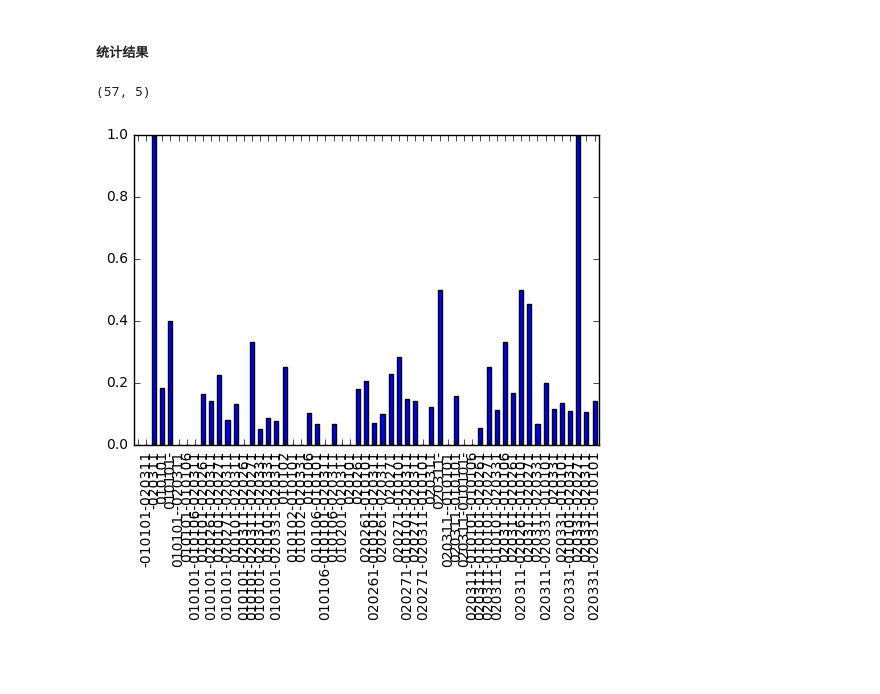
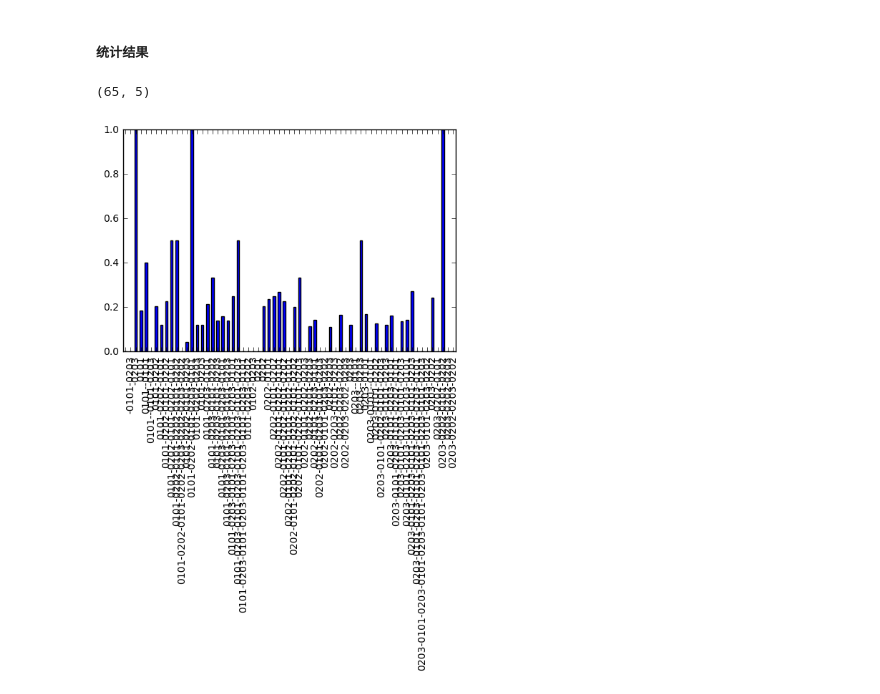
Before and after one commit to JDwangmo/customerPortrait, a Jupyter notebook: semi-finals/data_processing-09table.ipynb, the cells around one changed output. Drawn from its saved outputs; the diff is of its cells as text; code cells hidden in the pictures; blank space fills up the shorter version.

```diff
--- a/semi-finals/data_processing-09table.ipynb
+++ b/semi-finals/data_processing-09table.ipynb
@@ -1782,0 +1793,2 @@ print temp
+# %%
+train_data09_merge_label_df['PAY_MODE_4bit'] = train_data09_merge_label_df['PAY_MODE'].str.slice(0,4)
@@ -1784,8 +1798,11 @@ print temp
 %%time
 # 缴费方式的变化线索
 def get_pay_mode_change_clue(x):
-    pay_mode_change_clue = '-'.join(x.sort_values(by='RCVBL_YM')['PAY_MODE'].drop_duplicates().values)
-    return pay_mode_change_clue
+    result = []
+    for item in x.sort_values(by='RCVBL_YM')['PAY_MODE_4bit'].values:
+        if len(result)==0 or result[-1]!=item:
+            result.append(item)
+    return '-'.join(result)
 
 train_data09_pay_mode_change_clue_series = \
     train_data09_merge_label_df.groupby('CONS_NO').apply(get_pay_mode_change_clue)
@@ -1794,0 +1812,6 @@ Wall time: 11min 32s
+# %%
+%%time
+# 增加字段，缴费方式的转变路径
+train_data01_a_worker_per_user['PAY_MODE_4bit_CHANGE_CLUE'] = \
+    train_data01_a_worker_per_user['CUST_NO'].map(train_data09_pay_mode_change_clue_series)
+print sum(train_data01_a_worker_per_user['PAY_MODE_4bit_CHANGE_CLUE'].isnull())
@@ -1827,7 +1834,7 @@ dtype: object
 # %%
 %%time
 # 增加字段，缴费方式的转变路径
-train_data01_a_worker_per_user['PAY_MODE_CHANGE_CLUE'] = \
-    train_data01_a_worker_per_user['CUST_NO'].map(train_data09_pay_mode_change_clue_series)
-print sum(train_data01_a_worker_per_user['PAY_MODE_CHANGE_CLUE'].isnull())
+test_data01_a_worker_per_user['PAY_MODE_4bit_CHANGE_CLUE'] = \
+    test_data01_a_worker_per_user['CUST_NO'].map(test_data09_pay_mode_change_clue_series)
+print sum(test_data01_a_worker_per_user['PAY_MODE_4bit_CHANGE_CLUE'].isnull())
 # %% [output]
@@ -1849,13 +1846,13 @@ Wall time: 1.52 s
 # %%
 train_data09_pay_mode_change_clue_count_df =  show_attribute_detail(
     train_data01_a_worker_per_user,
-    'PAY_MODE_CHANGE_CLUE',
+    'PAY_MODE_4bit_CHANGE_CLUE',
     True,
     'TAG'
 )
 # %% [output]
-(57, 5)
+(65, 5)
-[figure, old version]
+[figure, new version]
 # %%
 test_data09_pay_mode_change_clue_count_df = show_attribute_detail(
     test_data01_a_worker_per_user,
```
Also changed, not shown: parts of 31 cells of this notebook, 12 other files.
